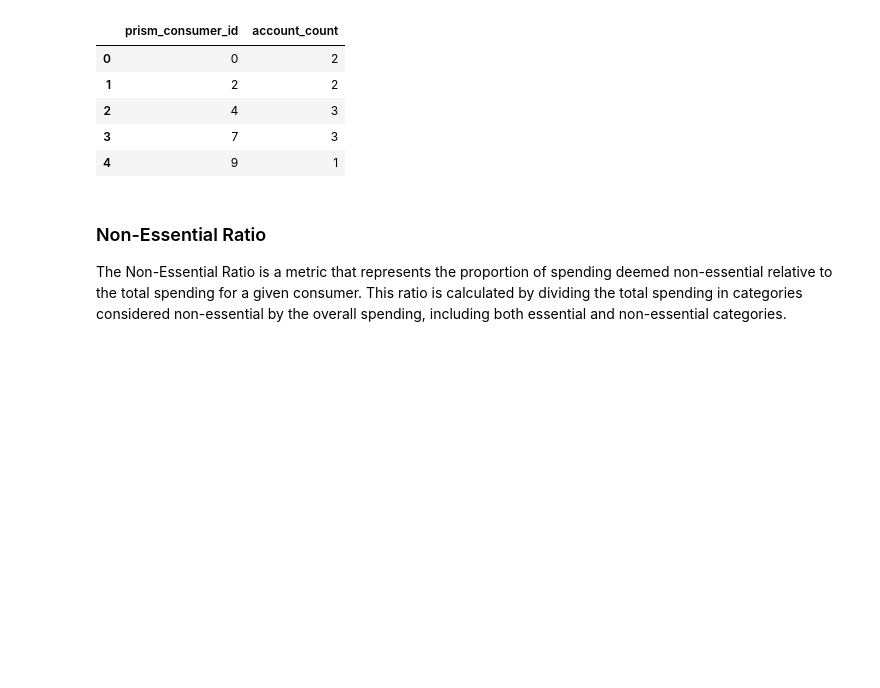
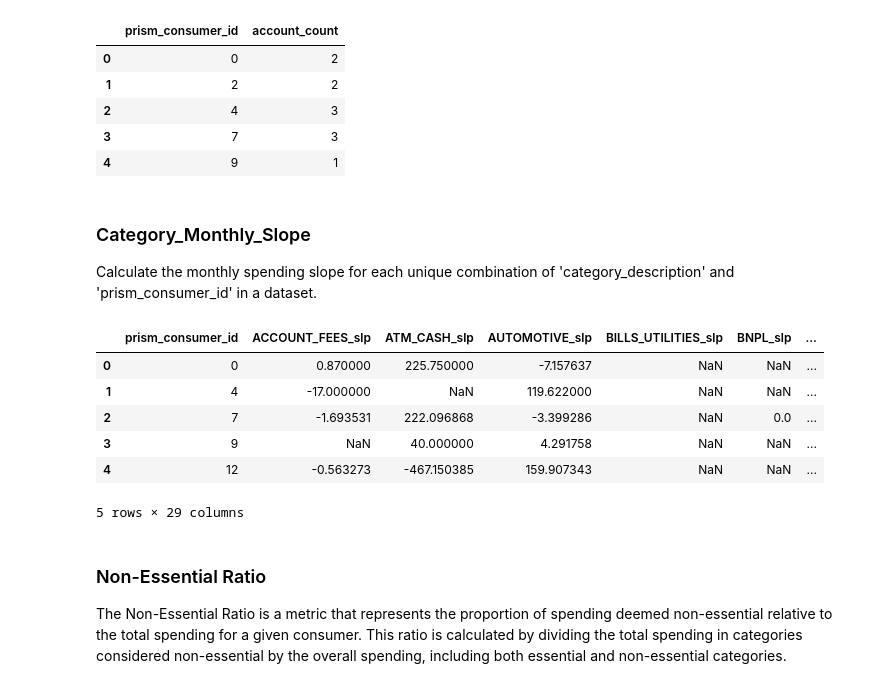
Before and after one commit to JiaDarren/DSC_180A, a Jupyter notebook: notebooks/risk_predictor.ipynb, the cells around one changed output. Saved outputs shown, nothing was run; the diff lists cells and outputs as text; code cells hidden in the pictures; blank space fills up the shorter version.

Commit message:
add Category_Monthly_Slope Sheng

```diff
--- a/notebooks/risk_predictor.ipynb
+++ b/notebooks/risk_predictor.ipynb
@@ -181,6 +181,50 @@ account_count.head()
 | 2 | 4 | 3 |
 | 3 | 7 | 3 |
 | 4 | 9 | 1 |
+# %% [markdown]
+### Category_Monthly_Slope
+Calculate the monthly spending slope for each unique combination of 'category_description' and 'prism_consumer_id' in a dataset.
+# %%
+# Create 'month' and 'year' Columns
+outflows['month'] = pd.to_datetime(outflows['posted_date']).dt.month
+outflows['year'] = pd.to_datetime(outflows['posted_date']).dt.year
+# %%
+# Group Data by Categories and Consumers
+cat_group = outflows.groupby([ 'category_description', 'prism_consumer_id','year', 'month'])['amount'].sum().reset_index()
+# cat_group.head()
+# %%
+# Calculate Slopes
+
+merged_df = pd.DataFrame()
+
+for i in cat_group['category_description'].unique():
+    cat_name = str(i)
+    id_5949 = cat_group[cat_group['category_description']== i]
+    slopes = []
+    for i in id_5949['prism_consumer_id'].unique():
+        cat_id = id_5949[id_5949['prism_consumer_id']==i]
+        slope, intercept, _, _, _ = linregress(range(len(cat_id)), cat_id['amount'])
+        slopes.append(slope)
+
+    df = pd.DataFrame({'prism_consumer_id': id_5949['prism_consumer_id'].unique(), cat_name + '_slp': slopes})
+
+    if merged_df.empty:
+        merged_df = df.copy()
+    else:
+        merged_df = pd.merge(merged_df, df, on='prism_consumer_id', how='outer')
+
+#     print(df)
+# %%
+features.append(merged_df)
+merged_df.head()
+# %% [output]
+|  | prism_consumer_id | ACCOUNT_FEES_slp | ATM_CASH_slp | AUTOMOTIVE_slp | BILLS_UTILITIES_slp | BNPL_slp | ... |
+| 0 | 0 | 0.870000 | 225.750000 | -7.157637 | NaN | NaN | ... |
+| 1 | 4 | -17.000000 | NaN | 119.622000 | NaN | NaN | ... |
+| 2 | 7 | -1.693531 | 222.096868 | -3.399286 | NaN | 0.0 | ... |
+| 3 | 9 | NaN | 40.000000 | 4.291758 | NaN | NaN | ... |
+| 4 | 12 | -0.563273 | -467.150385 | 159.907343 | NaN | NaN | ... |
+5 rows × 29 columns
 # %% [markdown]
 ### Non-Essential Ratio
 The Non-Essential Ratio is a metric that represents the proportion of spending deemed non-essential relative to the total spending for a given consumer. This ratio is calculated by dividing the total spending in categories considered non-essential by the overall spending, including both essential and non-essential categories.
```
Also changed, not shown: parts of 3 cells of this notebook.
